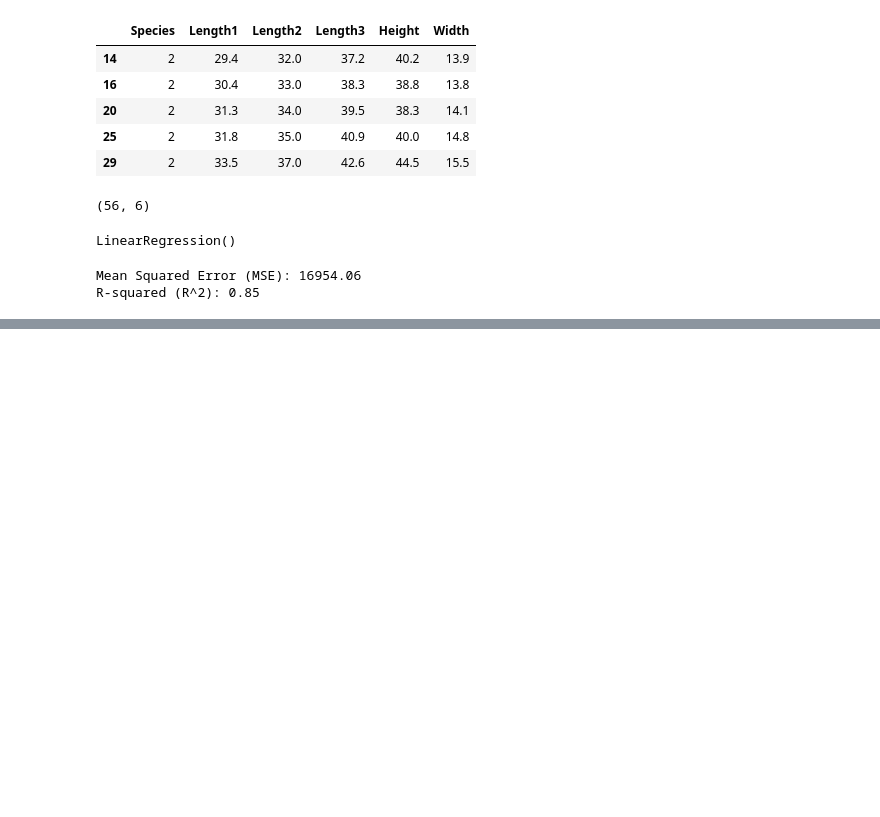
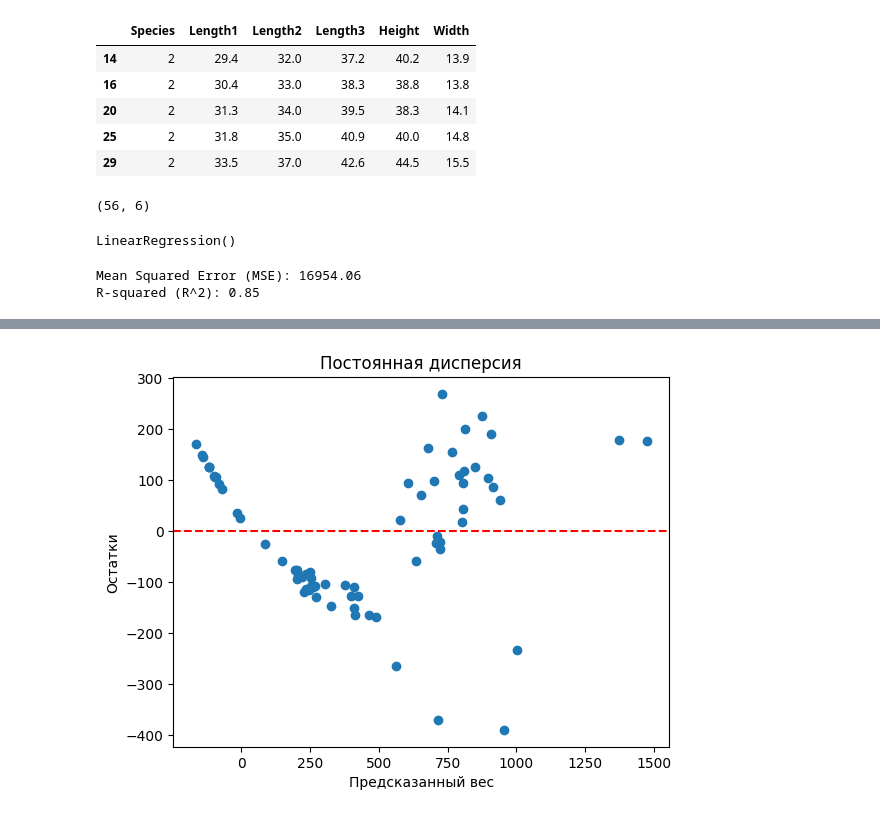
Before and after one commit to AlexanderKuznetsov03/DataScince, a Jupyter notebook: Practice.ipynb, the cells around one changed output, grey strips where cells are left out. Saved outputs shown, nothing was run; the diff lists cells and outputs as text; code cells hidden in the pictures; blank space fills up the shorter version.

```diff
--- a/Practice.ipynb
+++ b/Practice.ipynb
@@ -159,0 +186,10 @@ Notes:
+# %%
+residuals = p_df['Weight'] - p_df['Predicted_Weight']
+plt.scatter(p_df['Predicted_Weight'], residuals)
+plt.xlabel('Предсказанный вес')
+plt.ylabel('Остатки')
+plt.title('Постоянная дисперсия')
+plt.axhline(y=0, color='r', linestyle='--')
+plt.show()
+# %% [output]
+[figure, added]
```
Also changed, not shown: parts of 7 cells of this notebook.
